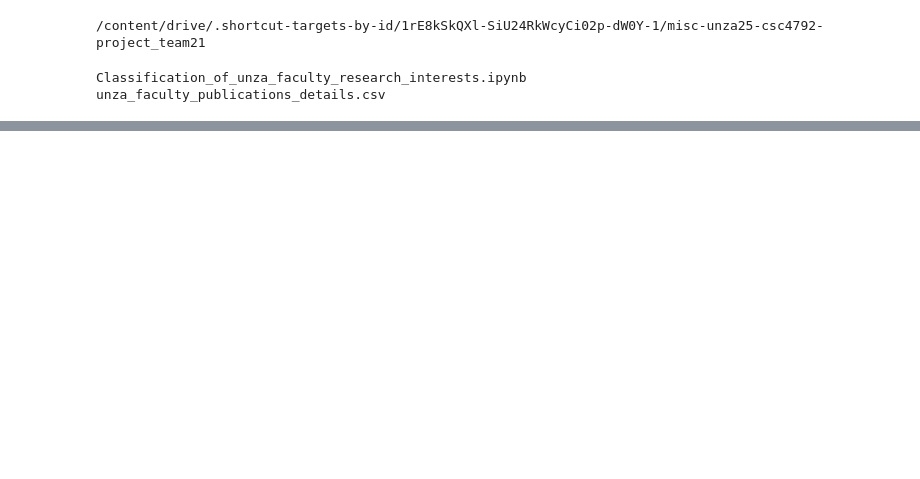
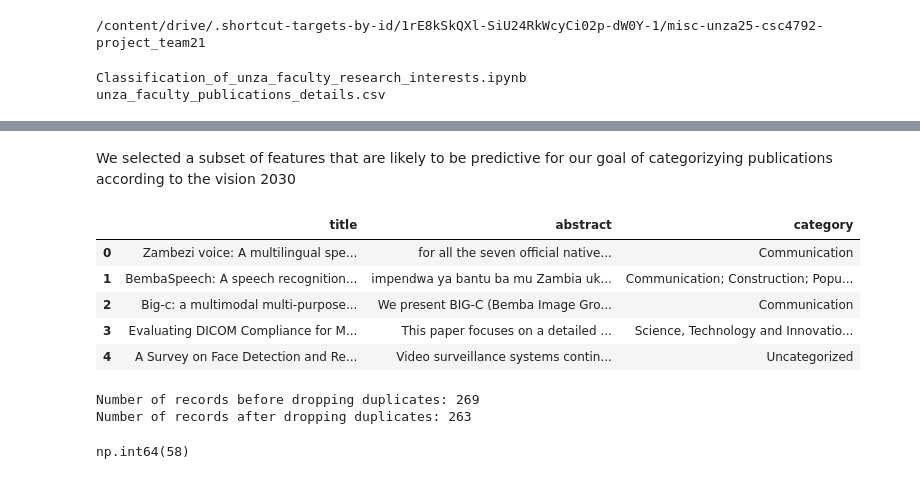
Before and after one commit to Li-DavidM/Li-DavidM, a Jupyter notebook: Classification_of_unza_faculty_research_interests.ipynb, the cells around one changed output, grey strips where cells are left out. Cells and saved outputs as stored; diff of their text form; code cells hidden in the pictures; blank space fills up the shorter version.

```diff
--- a/Classification_of_unza_faculty_research_interests.ipynb
+++ b/Classification_of_unza_faculty_research_interests.ipynb
@@ -236,0 +281,49 @@ recognition within the academic community.
+# %% [markdown]
+We  selected a subset of features that are likely to be predictive for our goal of categorizying publications according to the vision 2030
+# %%
+def to_snake_case(name: str) -> str:
+    name = name.strip()
+    name = re.sub(r"[^\w\s]", " ", name)
+    name = re.sub(r"\s+", "_", name)
+    return name.lower()
+
+def standardize_column_names(pub_details: pd.DataFrame) -> pd.DataFrame:
+    pub_details = pub_details.copy()
+    pub_details.columns = [to_snake_case(c) for c in pub_details.columns]
+    return pub_details
+
+def strip_strings(pub_details: pd.DataFrame) -> pd.DataFrame:
+    pub_details = pub_details.copy()
+    for col in pub_details.select_dtypes(include=["object"]).columns:
+        pub_details[col] = pub_details[col].astype(str).str.replace(r"\s+", " ", regex=True).str.strip()
+        pub_details[col] = pub_details[col].replace(
+            {"nan": np.nan, "none": np.nan, "null": np.nan, "na": np.nan, "": np.nan}
+        )
+    return pub_details
+
+pub_details = standardize_column_names(pub_details)
+pub_details = strip_strings(pub_details)
+pub_details.head()
+# %% [output]
+|  | title | abstract | category |
+| 0 | Zambezi voice: A multilingual spe... | for all the seven official native... | Communication |
+| 1 | BembaSpeech: A speech recognition... | impendwa ya bantu ba mu Zambia uk... | Communication; Construction; Popu... |
+| 2 | Big-c: a multimodal multi-purpose... | We present BIG-C (Bemba Image Gro... | Communication |
+| 3 | Evaluating DICOM Compliance for M... | This paper focuses on a detailed ... | Science, Technology and Innovatio... |
+| 4 | A Survey on Face Detection and Re... | Video surveillance systems contin... | Uncategorized |
+# %%
+print(f'Number of records before dropping duplicates: {len(pub_details)}')
+#Convert to lower case titles
+pub_details['title'] = pub_details['title'].str.lower().str.replace(r"\s+", " ", regex=True).str.strip()
+
+# Remove duplicate rows, keeping the first occurrence
+pub_details = pub_details.drop_duplicates(subset=['title'], keep='first')
+
+print(f'Number of records after dropping duplicates: {len(pub_details)}')
+# %% [output]
+Number of records before dropping duplicates: 269
+Number of records after dropping duplicates: 263
+# %%
+pub_details[pub_details['category'] == 'Uncategorized'].value_counts().sum()
+# %% [output]
+np.int64(58)
```
Also changed, not shown: parts of 28 cells of this notebook.
